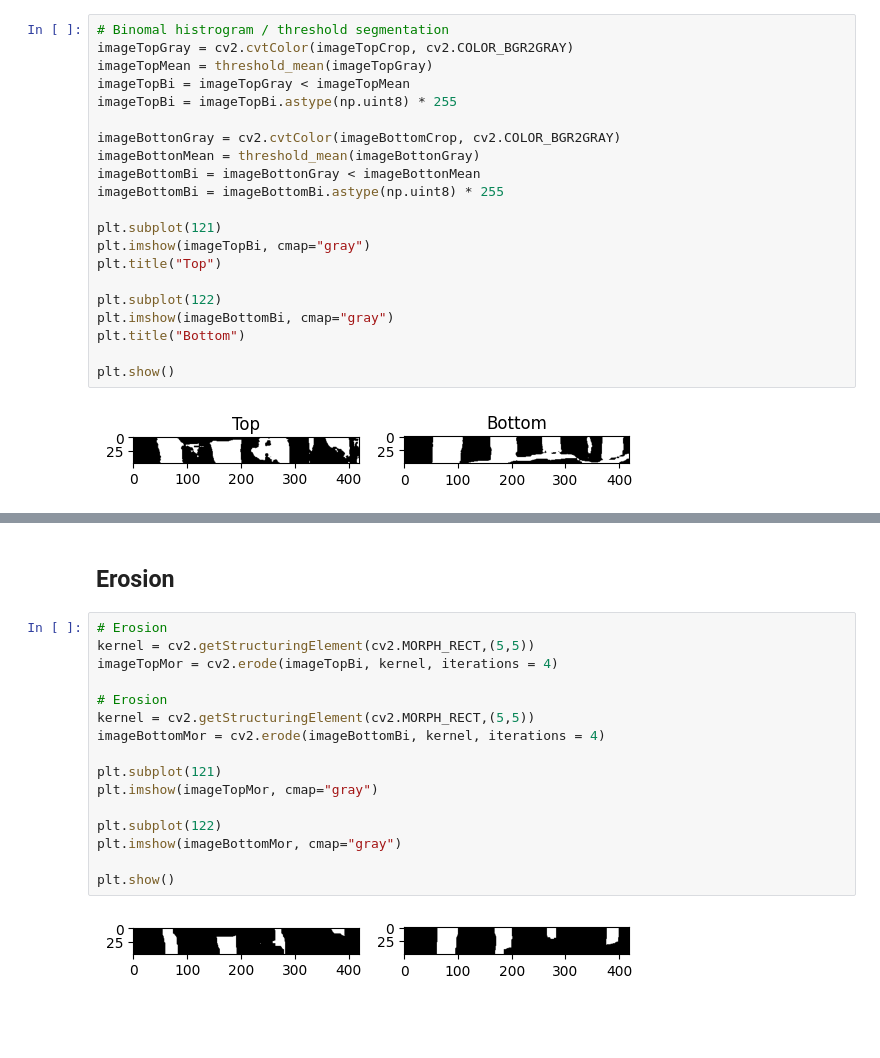
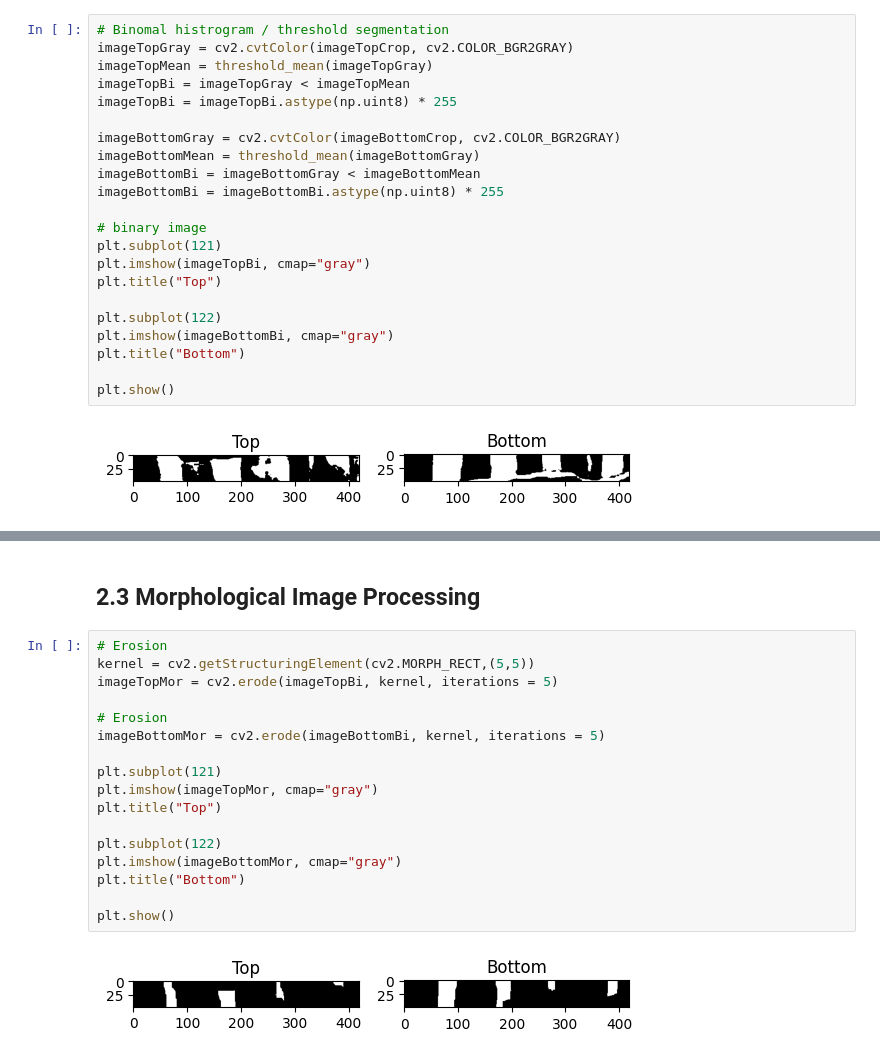
Before and after one commit to SonOfThitivas/resistor-code-color, a Jupyter notebook: main.ipynb, the cells around one changed output, grey strips where cells are left out. Cells and saved outputs as stored; diff of their text form; blank space fills up the shorter version.

```diff
--- a/main.ipynb
+++ b/main.ipynb
@@ -100,11 +127,12 @@ imageTopMean = threshold_mean(imageTopGray)
 imageTopBi = imageTopGray < imageTopMean
 imageTopBi = imageTopBi.astype(np.uint8) * 255
 
-imageBottonGray = cv2.cvtColor(imageBottomCrop, cv2.COLOR_BGR2GRAY)
-imageBottonMean = threshold_mean(imageBottonGray)
-imageBottomBi = imageBottonGray < imageBottonMean
+imageBottomGray = cv2.cvtColor(imageBottomCrop, cv2.COLOR_BGR2GRAY)
+imageBottomMean = threshold_mean(imageBottomGray)
+imageBottomBi = imageBottomGray < imageBottomMean
 imageBottomBi = imageBottomBi.astype(np.uint8) * 255
 
+# binary image
 plt.subplot(121)
 plt.imshow(imageTopBi, cmap="gray")
 plt.title("Top")
@@ -119,20 +168,21 @@ plt.show()
 # %% [markdown]
-## Erosion
+## 2.3 Morphological Image Processing
 # %%
 # Erosion
 kernel = cv2.getStructuringElement(cv2.MORPH_RECT,(5,5))
-imageTopMor = cv2.erode(imageTopBi, kernel, iterations = 4)
+imageTopMor = cv2.erode(imageTopBi, kernel, iterations = 5)
 
 # Erosion
-kernel = cv2.getStructuringElement(cv2.MORPH_RECT,(5,5))
-imageBottomMor = cv2.erode(imageBottomBi, kernel, iterations = 4)
+imageBottomMor = cv2.erode(imageBottomBi, kernel, iterations = 5)
 
 plt.subplot(121)
 plt.imshow(imageTopMor, cmap="gray")
+plt.title("Top")
 
 plt.subplot(122)
 plt.imshow(imageBottomMor, cmap="gray")
+plt.title("Bottom")
 
 plt.show()
 # %% [output]
-[figure, old version]
+[figure, new version]
```
Also changed, not shown: parts of 27 cells of this notebook, 1 other file.
